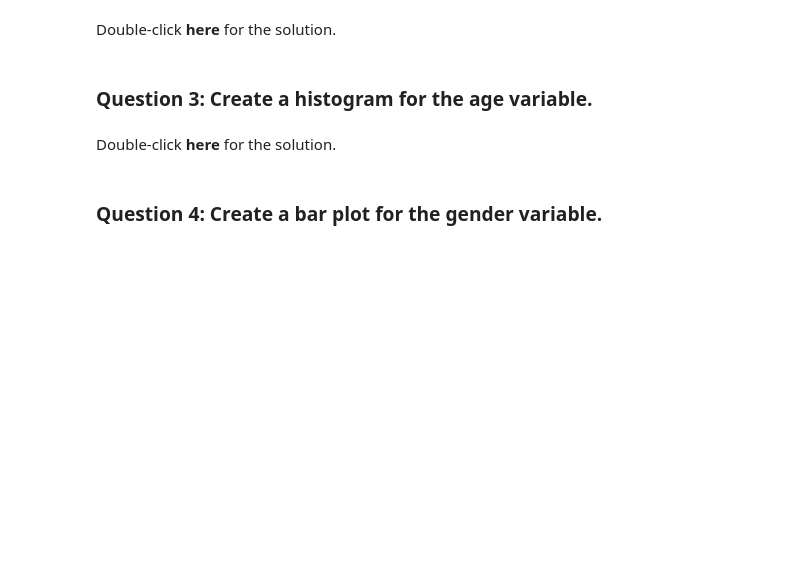
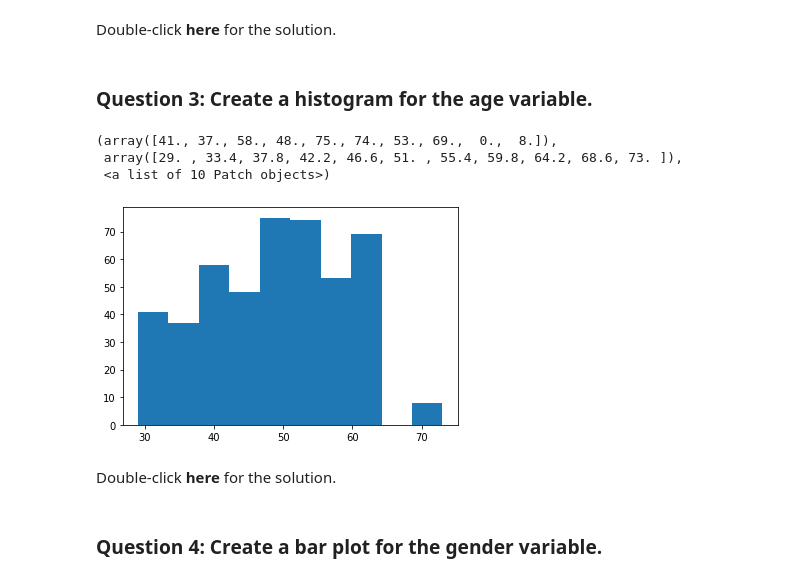
Before and after one commit to a920604a/coursera-bk, a Jupyter notebook: Data Science Fundamentals with Python and SQL Specialization/Statistics for Data Science with Python/Descriptive_Statistics.ipynb, the cells around one changed output. Saved outputs shown, nothing was run; the diff lists cells and outputs as text; code cells hidden in the pictures; blank space fills up the shorter version.

```diff
--- a/Data Science Fundamentals with Python and SQL Specialization/Statistics for Data Science with Python/Descriptive_Statistics.ipynb
+++ b/Data Science Fundamentals with Python and SQL Specialization/Statistics for Data Science with Python/Descriptive_Statistics.ipynb
@@ -241,6 +280,12 @@ ratings_df.groupby('tenure').agg({'age':['mean', 'std']}).reset_index()
 ### Question 3: Create a histogram for the age variable.
 # %%
 ## insert code here
+pyplot.hist(ratings_df['age'])
+# %% [output]
+(array([41., 37., 58., 48., 75., 74., 53., 69.,  0.,  8.]),
+ array([29. , 33.4, 37.8, 42.2, 46.6, 51. , 55.4, 59.8, 64.2, 68.6, 73. ]),
+ <a list of 10 Patch objects>)
+[figure, added]
 # %% [markdown]
 Double-click **here** for the solution.
 
```
Also changed, not shown: parts of 9 cells of this notebook.
